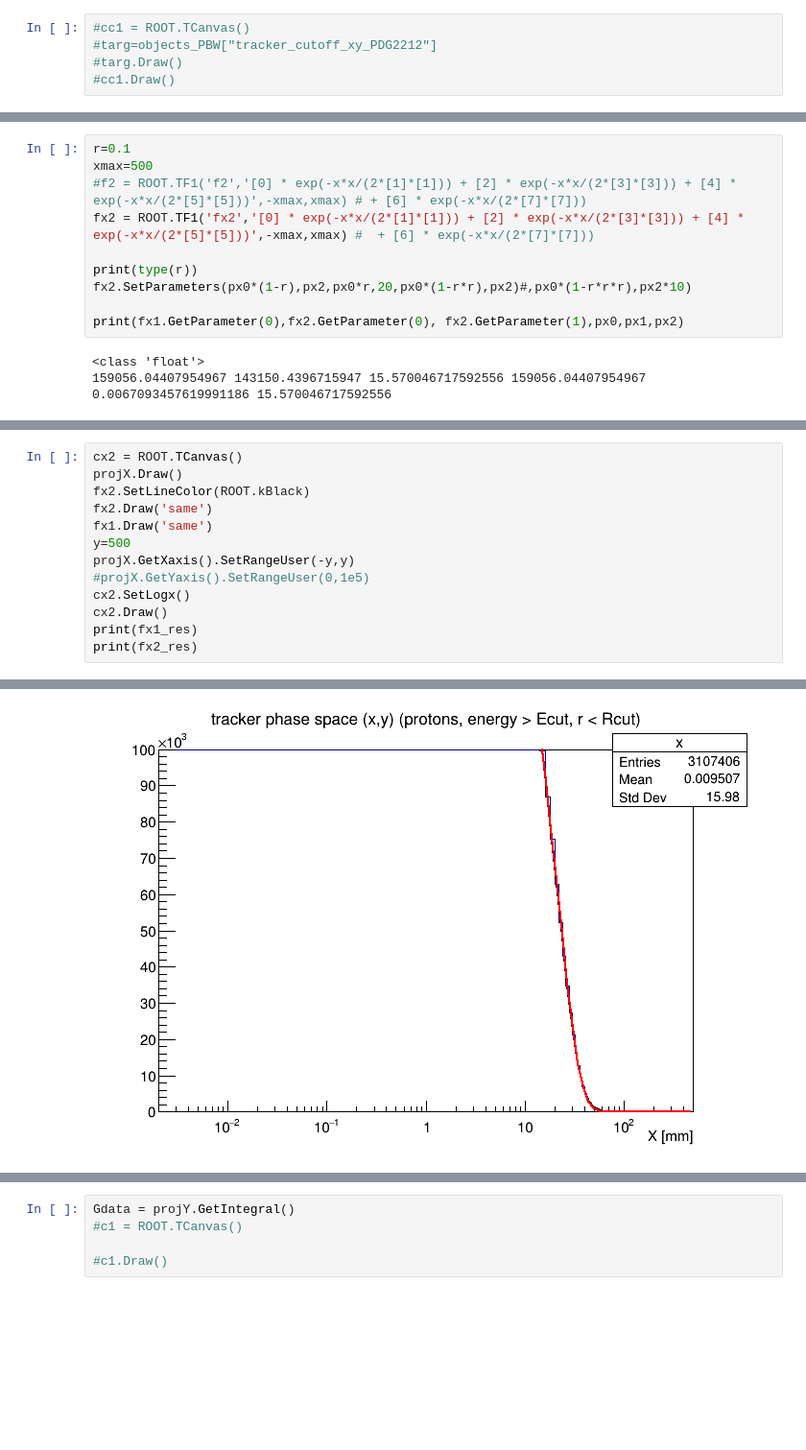
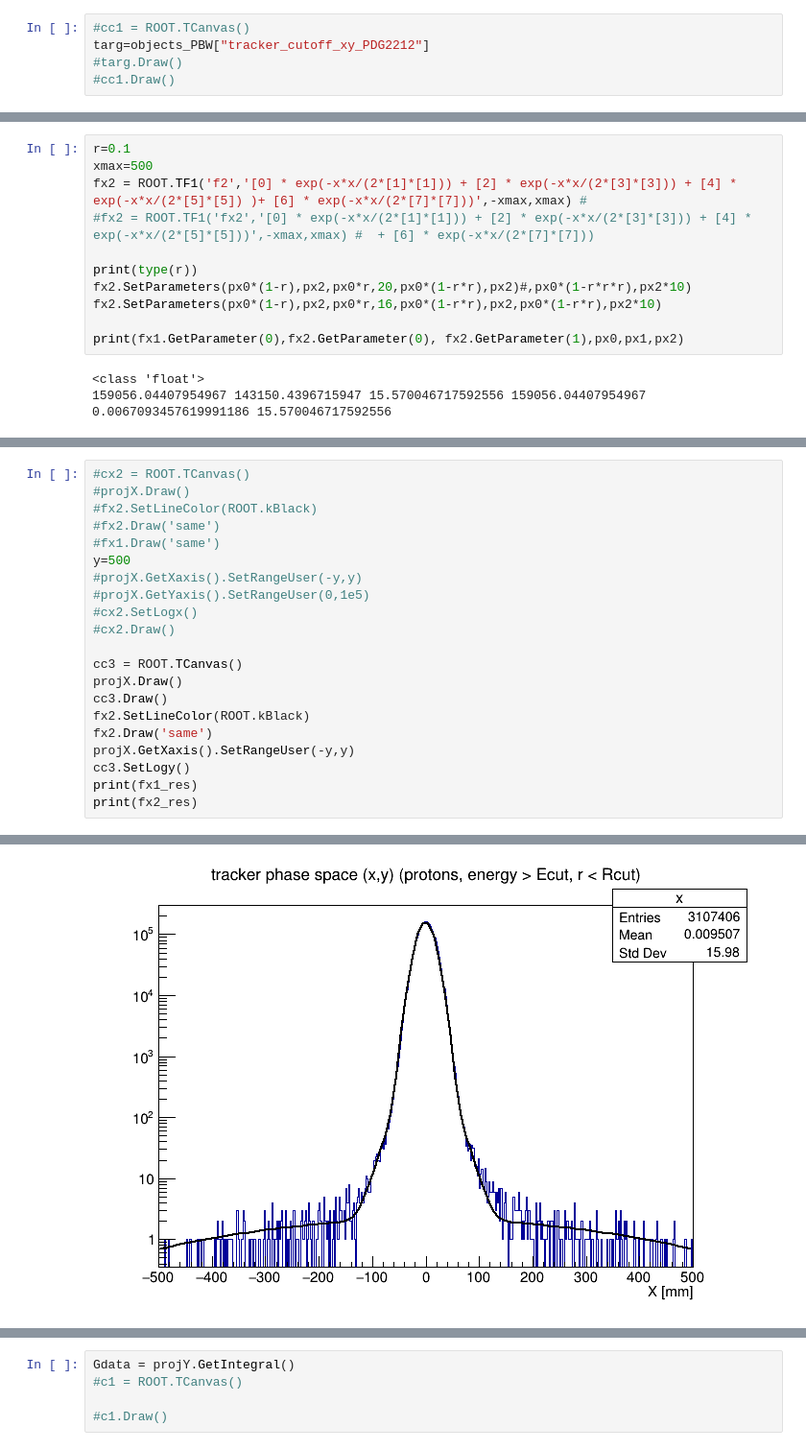
Before and after one commit to efacks68/MiniScatter, a Jupyter notebook: examples/PBWSimProjection.ipynb, the cells around one changed output, grey strips where cells are left out. Shown at 96% size. Cells and saved outputs as stored; diff of their text form; blank space fills up the shorter version.

```diff
--- a/examples/PBWSimProjection.ipynb
+++ b/examples/PBWSimProjection.ipynb
@@ -331,6 +331,6 @@ targ=objects_PBW["tracker_cutoff_xy_PDG2212"]
 Found a file at '/scratch2/ericdf/PBWScatter/ESS/PBW_570MeV_beta1007,130m_RMamp0,0mm_N1.4e+07_NpB500_NPls1e+03_runW_QBZ.root', loading!
 # %%
 #cc1 = ROOT.TCanvas()
-#targ=objects_PBW["tracker_cutoff_xy_PDG2212"]
+targ=objects_PBW["tracker_cutoff_xy_PDG2212"]
 #targ.Draw()
 #cc1.Draw()
@@ -556,11 +485,12 @@ Sigma                     =        15.57   +/-   0.0065569       (limited)
 # %%
 r=0.1
 xmax=500
-#f2 = ROOT.TF1('f2','[0] * exp(-x*x/(2*[1]*[1])) + [2] * exp(-x*x/(2*[3]*[3])) + [4] * exp(-x*x/(2*[5]*[5]))',-xmax,xmax) # + [6] * exp(-x*x/(2*[7]*[7]))
-fx2 = ROOT.TF1('fx2','[0] * exp(-x*x/(2*[1]*[1])) + [2] * exp(-x*x/(2*[3]*[3])) + [4] * exp(-x*x/(2*[5]*[5]))',-xmax,xmax) #  + [6] * exp(-x*x/(2*[7]*[7]))
+fx2 = ROOT.TF1('f2','[0] * exp(-x*x/(2*[1]*[1])) + [2] * exp(-x*x/(2*[3]*[3])) + [4] * exp(-x*x/(2*[5]*[5]) )+ [6] * exp(-x*x/(2*[7]*[7]))',-xmax,xmax) #
+#fx2 = ROOT.TF1('fx2','[0] * exp(-x*x/(2*[1]*[1])) + [2] * exp(-x*x/(2*[3]*[3])) + [4] * exp(-x*x/(2*[5]*[5]))',-xmax,xmax) #  + [6] * exp(-x*x/(2*[7]*[7]))
 
 print(type(r))
 fx2.SetParameters(px0*(1-r),px2,px0*r,20,px0*(1-r*r),px2)#,px0*(1-r*r*r),px2*10)
+fx2.SetParameters(px0*(1-r),px2,px0*r,16,px0*(1-r*r),px2,px0*(1-r*r),px2*10)
 
 print(fx1.GetParameter(0),fx2.GetParameter(0), fx2.GetParameter(1),px0,px1,px2)
 # %% [output]
@@ -594,14 +528,22 @@ fx2_res = projX.Fit(fx2, 'RS')
 # %%
-cx2 = ROOT.TCanvas()
+#cx2 = ROOT.TCanvas()
+#projX.Draw()
+#fx2.SetLineColor(ROOT.kBlack)
+#fx2.Draw('same')
+#fx1.Draw('same')
+y=500
+#projX.GetXaxis().SetRangeUser(-y,y)
+#projX.GetYaxis().SetRangeUser(0,1e5)
+#cx2.SetLogx()
+#cx2.Draw()
+
+cc3 = ROOT.TCanvas()
 projX.Draw()
+cc3.Draw()
 fx2.SetLineColor(ROOT.kBlack)
 fx2.Draw('same')
-fx1.Draw('same')
-y=500
 projX.GetXaxis().SetRangeUser(-y,y)
-#projX.GetYaxis().SetRangeUser(0,1e5)
-cx2.SetLogx()
-cx2.Draw()
+cc3.SetLogy()
 print(fx1_res)
 print(fx2_res)
 # %% [output]
@@ -625 +567 @@ p5                        =      233.131   +/-   24.3693         (limited)
-[figure, old version]
+[figure, new version]
```
Also changed, not shown: parts of 13 cells of this notebook, 3 other files.
